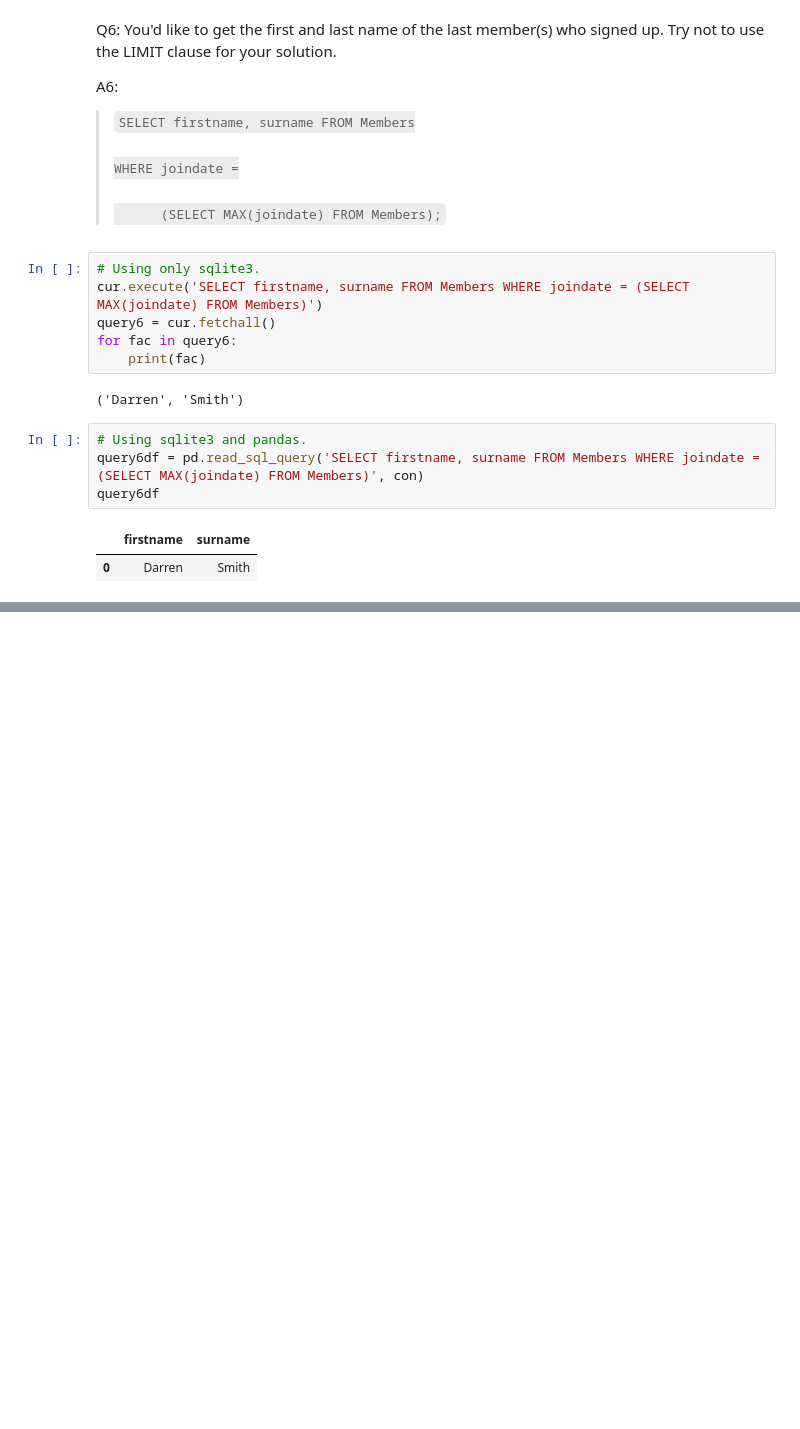
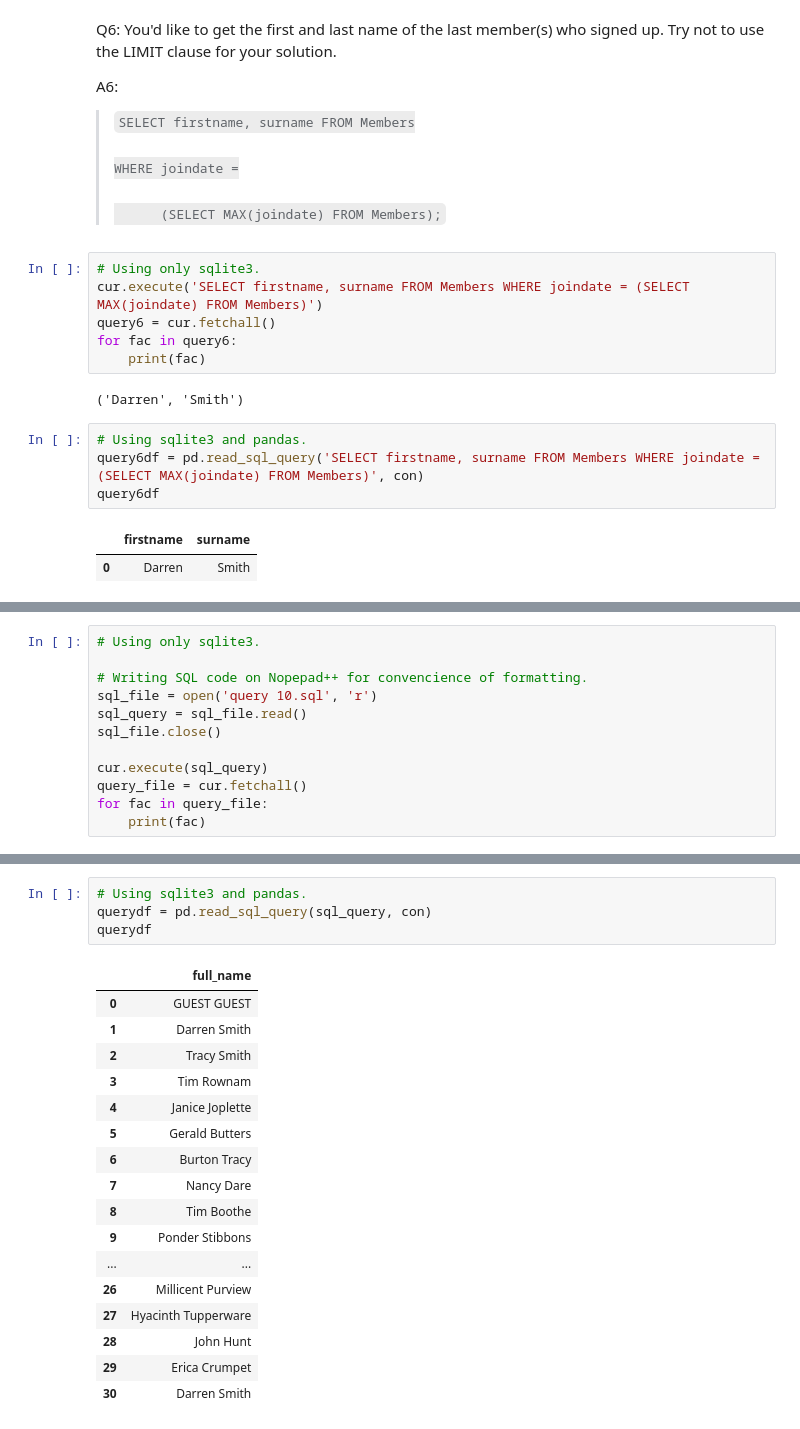
Before and after one commit to MarcJKolb/SQL_Tier_2, a Jupyter notebook: SQLTasks.ipynb, the cells around one changed output, grey strips where cells are left out. Drawn from its saved outputs; the diff is of its cells as text; blank space fills up the shorter version.

```diff
--- a/SQLTasks.ipynb
+++ b/SQLTasks.ipynb
@@ -202,0 +333,12 @@ OperationalError: near "DISTINCT": syntax error
+# %%
+# Using only sqlite3.
+
+# Writing SQL code on Nopepad++ for convencience of formatting.
+sql_file = open('query 10.sql', 'r')
+sql_query = sql_file.read()
+sql_file.close()
+
+cur.execute(sql_query)
+query_file = cur.fetchall()
+for fac in query_file:
+    print(fac)
@@ -202,0 +355,22 @@ OperationalError: near "DISTINCT": syntax error
+# %%
+# Using sqlite3 and pandas.
+querydf = pd.read_sql_query(sql_query, con)
+querydf
+# %% [output]
+|  | full_name |
+| 0 | GUEST GUEST |
+| 1 | Darren Smith |
+| 2 | Tracy Smith |
+| 3 | Tim Rownam |
+| 4 | Janice Joplette |
+| 5 | Gerald Butters |
+| 6 | Burton Tracy |
+| 7 | Nancy Dare |
+| 8 | Tim Boothe |
+| 9 | Ponder Stibbons |
+| ... | ... |
+| 26 | Millicent Purview |
+| 27 | Hyacinth Tupperware |
+| 28 | John Hunt |
+| 29 | Erica Crumpet |
+| 30 | Darren Smith |
```
Also changed, not shown: parts of 20 cells of this notebook, 5 other files.
